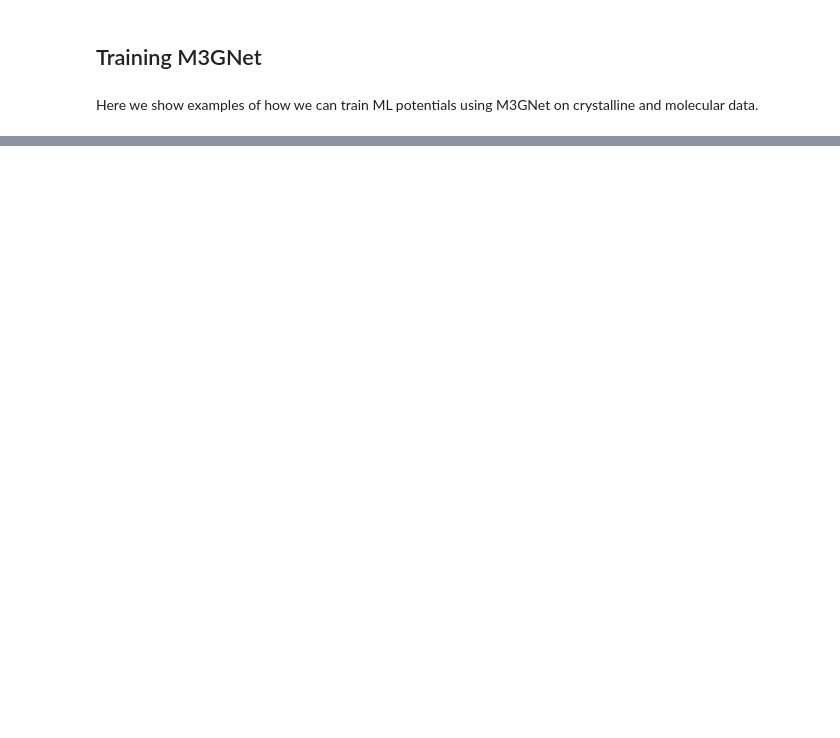
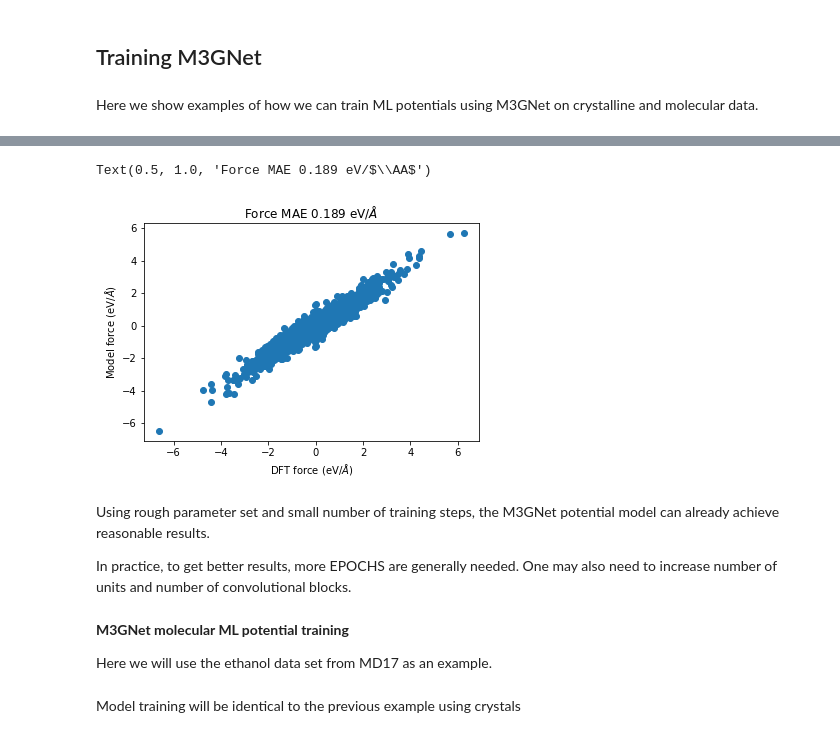
Before and after one commit to chc273/gnn_mrs2022, a Jupyter notebook: notebooks/3. Training M3GNet potential on crystal and molecular data.ipynb, the cells around one changed output, grey strips where cells are left out. Saved outputs shown, nothing was run; the diff lists cells and outputs as text; code cells hidden in the pictures; blank space fills up the shorter version.

```diff
--- a/notebooks/3. Training M3GNet potential on crystal and molecular data.ipynb
+++ b/notebooks/3. Training M3GNet potential on crystal and molecular data.ipynb
@@ -10,7 +14,7 @@ Here we use a subsample of the MPF 2021.2.8 data from the M3GNet publication
 import warnings
 warnings.filterwarnings("ignore")
 
-import pickle
-
-with open('ZnS_SiO2.p', 'rb') as f:
-    data = pickle.load(f)
+import numpy as np
+import json
+from pymatgen.core import Structure, Molecule
+from sklearn.model_selection import train_test_split
@@ -80,0 +116,16 @@ trainer.train(graphs_or_structures=train_structures,
+# %%
+plt.plot(test_forces.ravel(), test_forces_pred.ravel(), 'o')
+plt.xlabel("DFT force (eV/$\AA$)")
+plt.ylabel("Model force (eV/$\AA$)")
+plt.title(f"Force MAE {mae(test_forces, test_forces_pred):.3f} eV/$\AA$")
+# %% [output]
+Text(0.5, 1.0, 'Force MAE 0.189 eV/$\\AA$')
+[figure, added]
+# %% [markdown]
+Using rough parameter set and small number of training steps, the M3GNet potential model can already achieve reasonable results.
+
+In practice, to get better results, more EPOCHS are generally needed. One may also need to increase number of units and number of convolutional blocks.
+# %% [markdown]
+**M3GNet molecular ML potential training**
+
+Here we will use the ethanol data set from MD17 as an example.
@@ -80,0 +155,2 @@ trainer.train(graphs_or_structures=train_structures,
+# %% [markdown]
+Model training will be identical to the previous example using crystals
```
Also changed, not shown: parts of 17 cells of this notebook, 5 other files.
